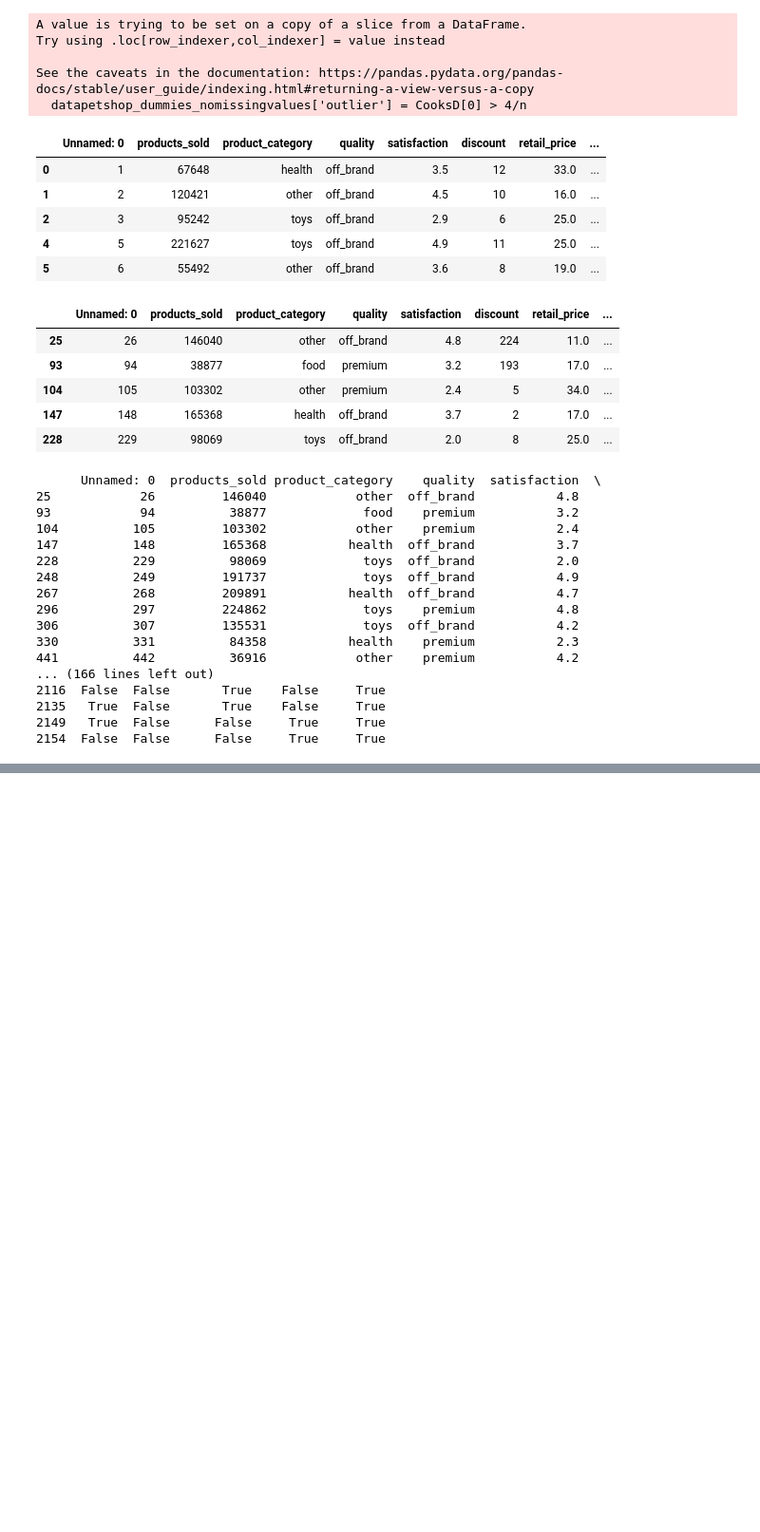
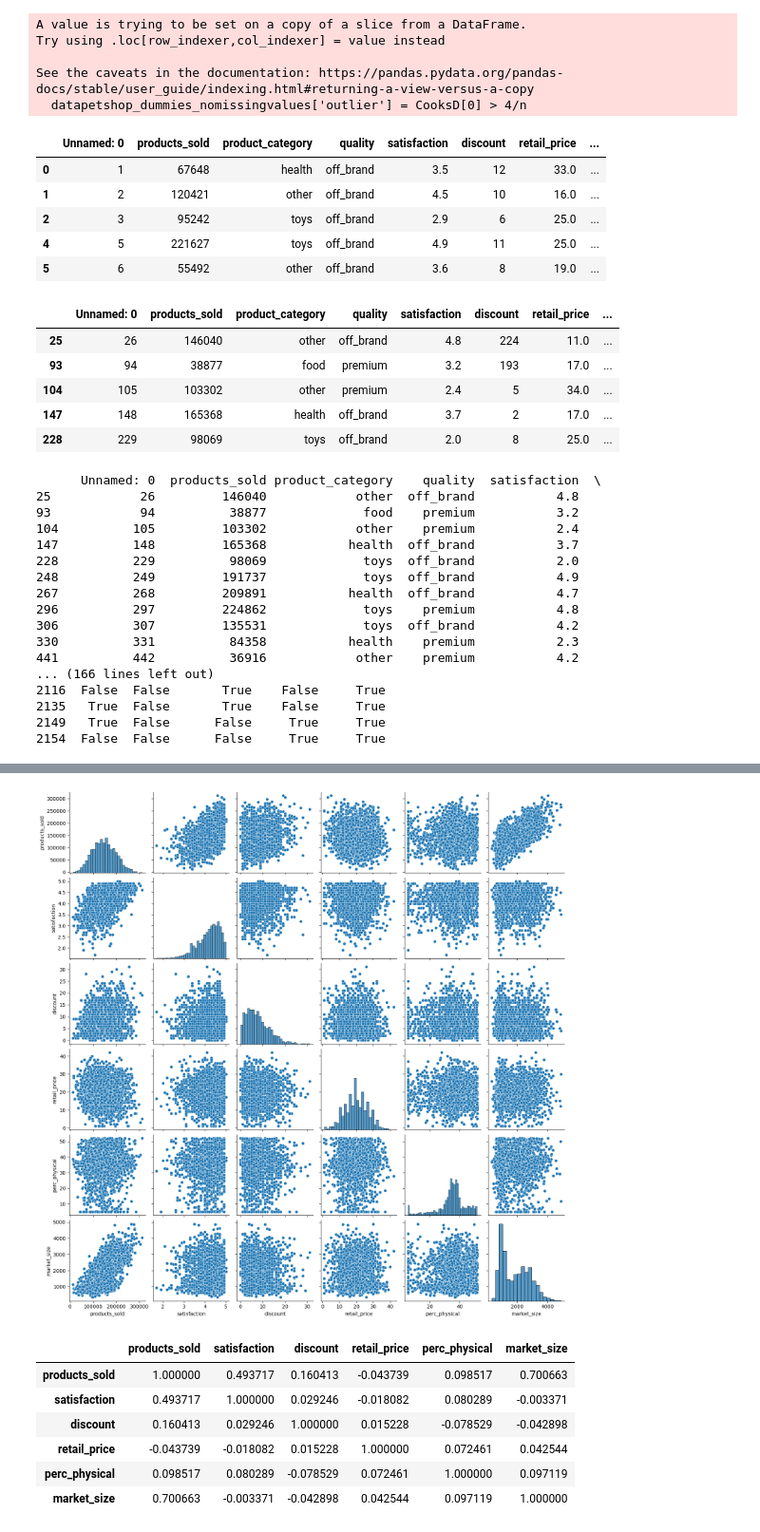
Before and after one commit to martijnvdw2002/modellingassignment, a Jupyter notebook: assignment.ipynb, the cells around one changed output, grey strips where cells are left out. Shown at 95% size. Cells and saved outputs as stored; diff of their text form; code cells hidden in the pictures; blank space fills up the shorter version.

```diff
--- a/assignment.ipynb
+++ b/assignment.ipynb
@@ -290,0 +289,26 @@ PearsonRResult(statistic=0.020454614142629123, pvalue=0.3321412910378465)
+# %%
+# Now we will check for non-linear relationships.
+
+import seaborn as sns
+import matplotlib.pyplot as plt
+
+# Selecting continuous variables for analysis
+continuous_vars = ['products_sold', 'satisfaction', 'discount', 'retail_price', 'perc_physical', 'market_size']
+
+# Plotting scatter plots for each pair of continuous variables
+sns.pairplot(imputed_data[continuous_vars])
+plt.show()
+
+# Computing Spearman correlation coefficients
+spearman_corr = imputed_data[continuous_vars].corr(method='spearman')
+
+spearman_corr
+# %% [output]
+[figure, added]
+|  | products_sold | satisfaction | discount | retail_price | perc_physical | market_size |
+| products_sold | 1.000000 | 0.493717 | 0.160413 | -0.043739 | 0.098517 | 0.700663 |
+| satisfaction | 0.493717 | 1.000000 | 0.029246 | -0.018082 | 0.080289 | -0.003371 |
+| discount | 0.160413 | 0.029246 | 1.000000 | 0.015228 | -0.078529 | -0.042898 |
+| retail_price | -0.043739 | -0.018082 | 0.015228 | 1.000000 | 0.072461 | 0.042544 |
+| perc_physical | 0.098517 | 0.080289 | -0.078529 | 0.072461 | 1.000000 | 0.097119 |
+| market_size | 0.700663 | -0.003371 | -0.042898 | 0.042544 | 0.097119 | 1.000000 |
```
Also changed, not shown: parts of 24 cells of this notebook.
